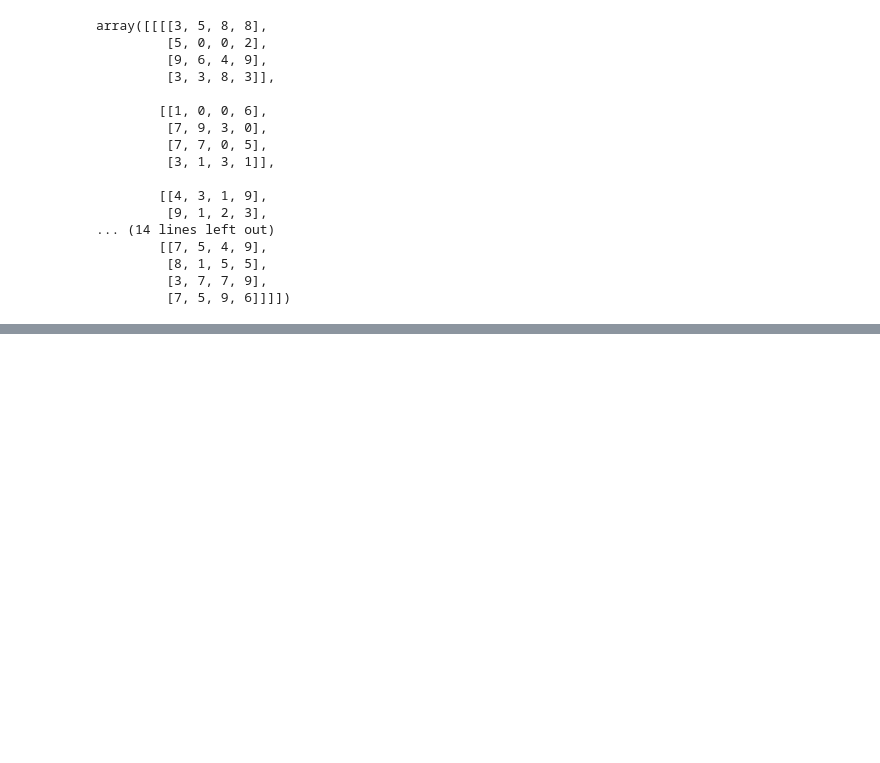
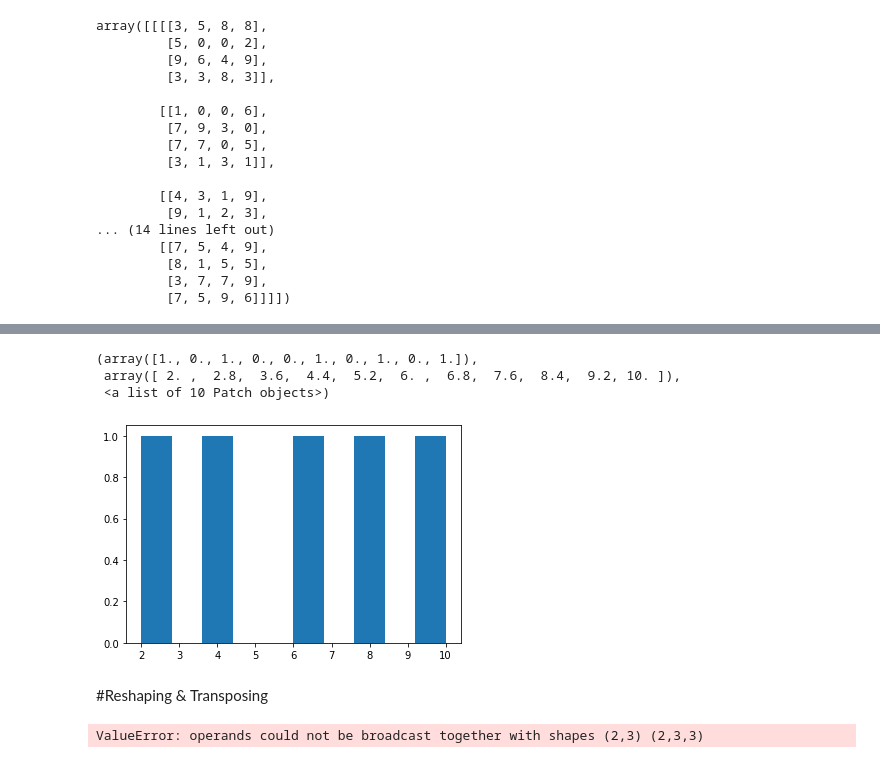
Before and after one commit to Murarishetti-Shiva-Kumar/Machine_Learning, a Jupyter notebook: Numpy.ipynb, the cells around one changed output, grey strips where cells are left out. Cells and saved outputs as stored; diff of their text form; code cells hidden in the pictures; blank space fills up the shorter version.

```diff
--- a/Numpy.ipynb
+++ b/Numpy.ipynb
@@ -321,0 +528,2 @@ array([[[[3, 5, 8, 8],
+# %%
+low_var_array=[2,4,6,8,10]
@@ -321,0 +565,13 @@ array([[[[3, 5, 8, 8],
+# %%
+plt.hist(low_var_array)
+# %% [output]
+(array([1., 0., 1., 0., 0., 1., 0., 1., 0., 1.]),
+ array([ 2. ,  2.8,  3.6,  4.4,  5.2,  6. ,  6.8,  7.6,  8.4,  9.2, 10. ]),
+ <a list of 10 Patch objects>)
+[figure, added]
+# %% [markdown]
+#Reshaping & Transposing
+# %%
+a2*a3
+# %% [output]
+ValueError: operands could not be broadcast together with shapes (2,3) (2,3,3)
```
Also changed, not shown: parts of 125 cells of this notebook, 1 other file.
